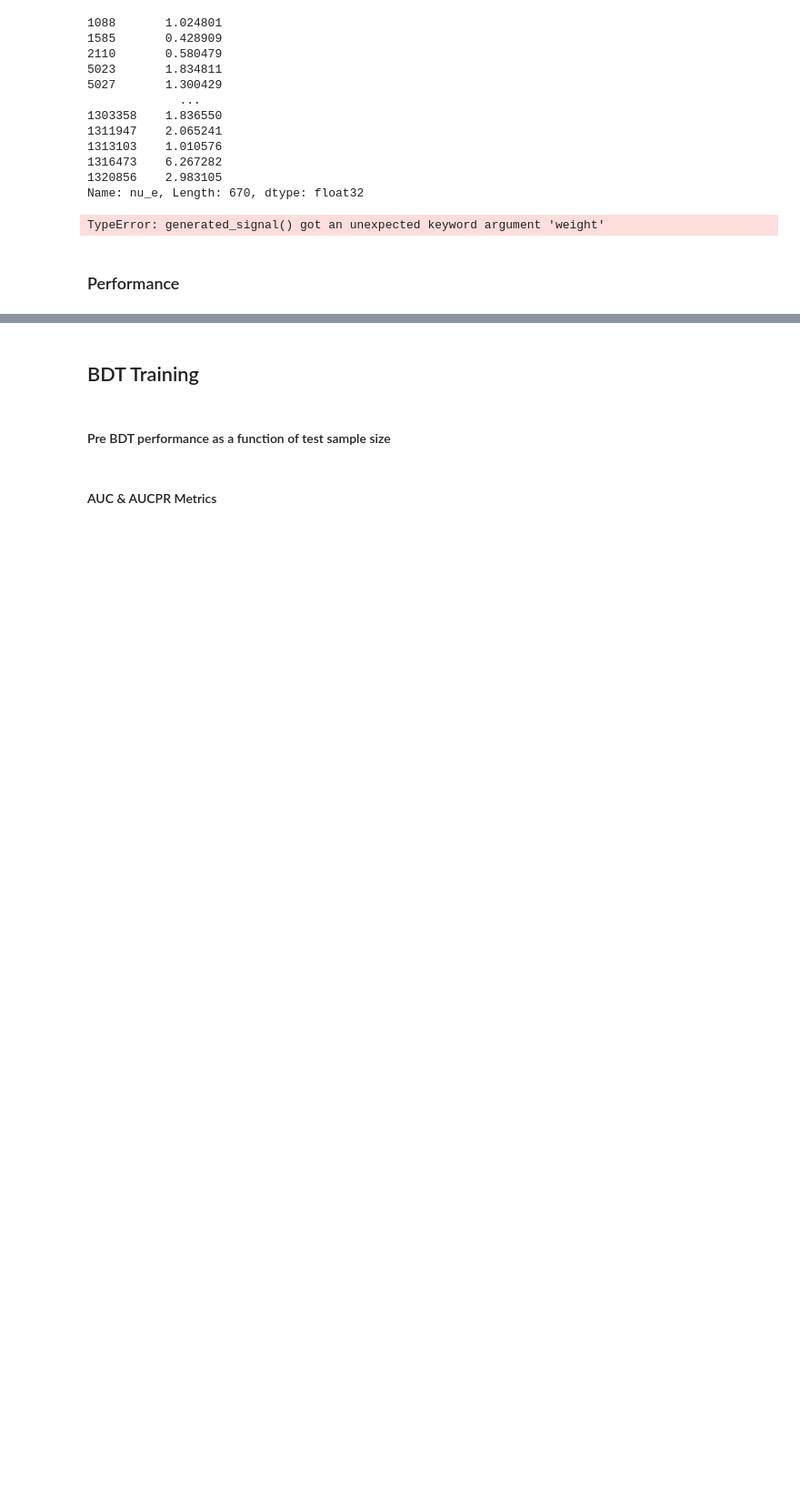
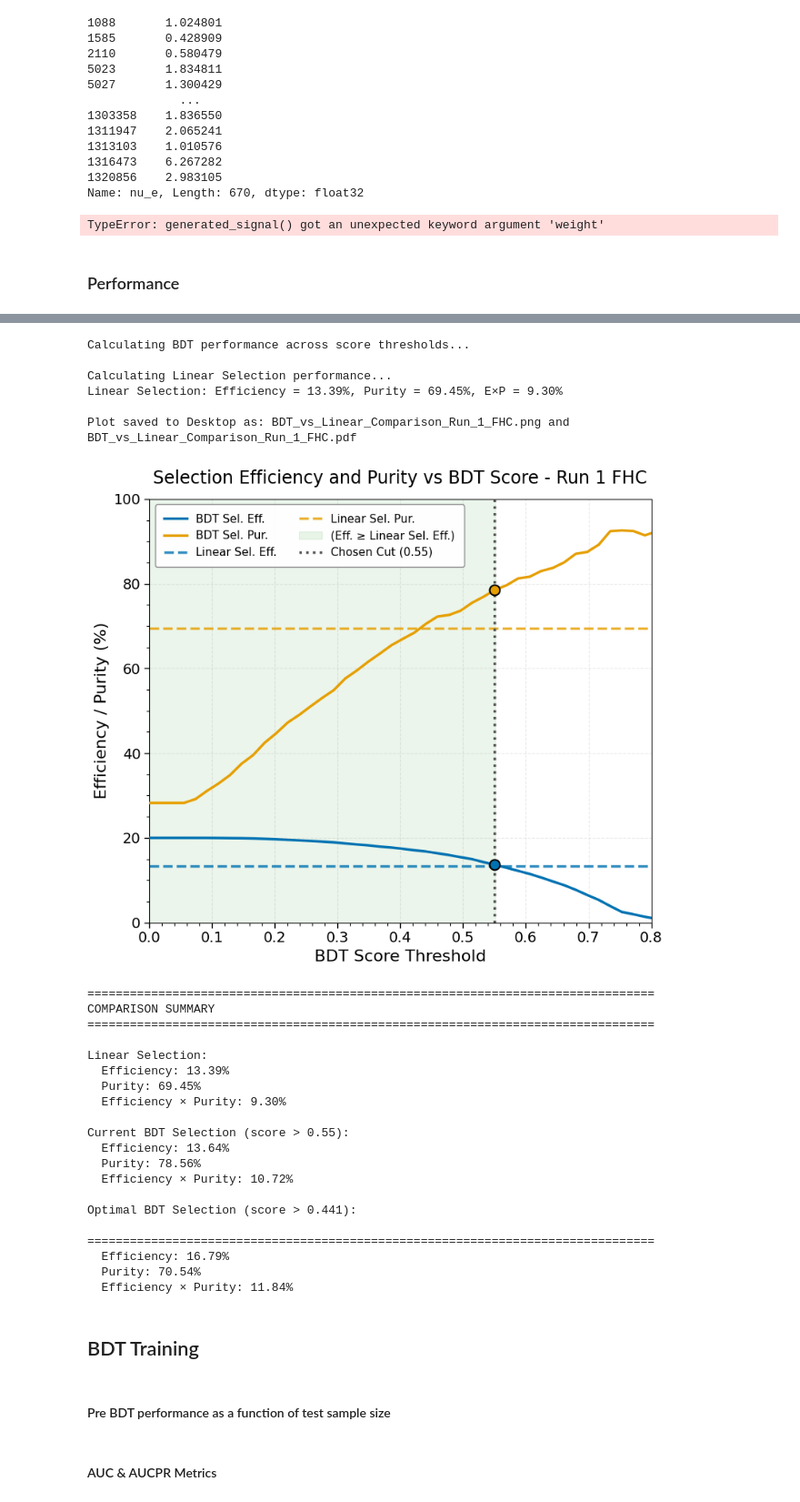
Before and after one commit to abbeybarnard/uB_NuMI_CC_Np, a Jupyter notebook: selection.ipynb, the cells around one changed output, grey strips where cells are left out. Shown at 91% size. Saved outputs shown, nothing was run; the diff lists cells and outputs as text; code cells hidden in the pictures; blank space fills up the shorter version.

```diff
--- a/selection.ipynb
+++ b/selection.ipynb
@@ -956,18 +981,14 @@ color_pur = '#E69F00'  # Orange for purity
 fig, ax = plt.subplots(figsize=(8, 7))
 
 # Find where BDT efficiency >= 90% of linear efficiency (constraint region)
-efficiency_threshold = 0.9 * linear_eff  # 90% of linear efficiency
+efficiency_threshold = linear_eff
 constraint_mask = np.array(bdt_efficiency) >= efficiency_threshold
 valid_thresholds = bdt_thresholds[constraint_mask]
 
 # Shade the region where efficiency constraint is satisfied
 if len(valid_thresholds) > 0:
     ax.axvspan(valid_thresholds[0], valid_thresholds[-1], alpha=0.08,
-               color='green', zorder=0, label='Valid Region\n(Eff. ≥ 90% Linear)')
-
-# Add horizontal line showing 90% threshold
-ax.axhline(y=efficiency_threshold, color=color_eff, linestyle=':', linewidth=2,
-           alpha=0.5, zorder=1, label='90% Linear Eff.')
+               color='green', zorder=0, label='(Eff. ≥ Linear Sel. Eff.)')
 
 # Efficiency and Purity Combined
 ax.plot(bdt_thresholds, bdt_efficiency, color=color_eff, linewidth=2.5,
@@ -994,16 +1015,6 @@ ax.plot(bdt_score_cut, chosen_pur, 'o', color=color_pur, markersize=10,
 ax.axvline(x=bdt_score_cut, color='#555555', linestyle=':', linewidth=2.5,
            label=f'Chosen Cut ({bdt_score_cut})', zorder=4)
 
-# # Add annotation explaining the optimization
-# ax.annotate('Maximized purity\nwhile maintaining\nefficiency ≥ linear',
-#             xy=(bdt_score_cut, chosen_pur),
-#             xytext=(bdt_score_cut + 0.15, chosen_pur - 15),
-#             fontsize=11, ha='left', va='top',
-#             bbox=dict(boxstyle='round,pad=0.5', facecolor='white',
-#                      edgecolor='gray', alpha=0.9),
-#             arrowprops=dict(arrowstyle='->', color='black', lw=1.5,
-#                           connectionstyle='arc3,rad=0.3'))
-
 ax.set_xlabel('BDT Score Threshold', fontsize=16)
 ax.set_ylabel('Efficiency / Purity (%)', fontsize=16)
 
@@ -1020,7 +1031,7 @@ ax.tick_params(axis='both', which='major', labelsize=14)
 # Manually order legend: Column 1 = main lines, Column 2 = auxiliary elements
 handles, labels = ax.get_legend_handles_labels()
 # Reorder: BDT Eff, BDT Pur, Linear Eff, Linear Pur, then Valid Region, 90% threshold, Chosen Cut
-order = [2, 3, 4, 5, 0, 1, 6]  # Indices based on order of creation
+order = [1, 2, 3, 4, 0, 5]  # Indices based on order of creation
 ax.legend([handles[i] for i in order], [labels[i] for i in order],
           loc='upper left', fontsize=11, frameon=True, fancybox=True, ncol=2,
           shadow=False, framealpha=0.95, edgecolor='gray',
@@ -1036,41 +1047,72 @@ plt.tight_layout()
 # Save to plots folder and Desktop
 desktop_path = '/Users/abarnard/Desktop'
 filename = f'BDT_vs_Linear_Comparison_{run_label.replace(" ", "_")}.png'
+pdf_filename = f'BDT_vs_Linear_Comparison_{run_label.replace(" ", "_")}.pdf'
+
 plt.savefig(f'{plots_path}/BDT_vs_Linear_Comparison.png', dpi=300, bbox_inches='tight')
 plt.savefig(f'{desktop_path}/{filename}', dpi=300, bbox_inches='tight')
 plt.savefig(f'{plots_path}/BDT_vs_Linear_Comparison.pdf', transparent=True, bbox_inches='tight')
-print(f"\nPlot saved to Desktop as: {filename}")
+plt.savefig(f'{desktop_path}/{pdf_filename}', dpi=300, bbox_inches='tight', transparent=True)
+print(f"\nPlot saved to Desktop as: {filename} and {pdf_filename}")
 plt.show()
 
 # Find optimal BDT score (maximum efficiency × purity)
 optimal_idx = np.argmax(bdt_eff_times_pur)
 optimal_score = bdt_thresholds[optimal_idx]
 optimal_eff = bdt_efficiency[optimal_idx]
 optimal_pur = bdt_purity[optimal_idx]
 optimal_eff_times_pur = bdt_eff_times_pur[optimal_idx]
 
 print("\n" + "="*80)
 print("COMPARISON SUMMARY")
 print("="*80)
 print(f"\nLinear Selection:")
 print(f"  Efficiency: {linear_eff:.2f}%")
 print(f"  Purity: {linear_pur:.2f}%")
 print(f"  Efficiency × Purity: {linear_eff_times_pur:.2f}%")
 
 print(f"\nCurrent BDT Selection (score > {bdt_score_cut}):")
 current_idx = np.argmin(np.abs(bdt_thresholds - bdt_score_cut))
 print(f"  Efficiency: {bdt_efficiency[current_idx]:.2f}%")
 print(f"  Purity: {bdt_purity[current_idx]:.2f}%")
 print(f"  Efficiency × Purity: {bdt_eff_times_pur[current_idx]:.2f}%")
 
 
 print(f"\nOptimal BDT Selection (score > {optimal_score:.3f}):")
 print("\n" + "="*80)
 
 print(f"  Efficiency: {optimal_eff:.2f}%")
 
 print(f"  Purity: {optimal_pur:.2f}%")
 print(f"  Efficiency × Purity: {optimal_eff_times_pur:.2f}%")
+# %% [output]
+Calculating BDT performance across score thresholds...
+
+Calculating Linear Selection performance...
+Linear Selection: Efficiency = 13.39%, Purity = 69.45%, E×P = 9.30%
+
+Plot saved to Desktop as: BDT_vs_Linear_Comparison_Run_1_FHC.png and BDT_vs_Linear_Comparison_Run_1_FHC.pdf
+[figure, added]
+================================================================================
+COMPARISON SUMMARY
+================================================================================
+
+Linear Selection:
+  Efficiency: 13.39%
+  Purity: 69.45%
+  Efficiency × Purity: 9.30%
+
+Current BDT Selection (score > 0.55):
+  Efficiency: 13.64%
+  Purity: 78.56%
+  Efficiency × Purity: 10.72%
+
+Optimal BDT Selection (score > 0.441):
+
+================================================================================
+  Efficiency: 16.79%
+  Purity: 70.54%
+  Efficiency × Purity: 11.84%
 # %%
 datasets_dict['infv'].query(q+' and is_signal==True')["shr_energy_cali"].min()
 # %%
```
Also changed, not shown: parts of 4 cells of this notebook.
